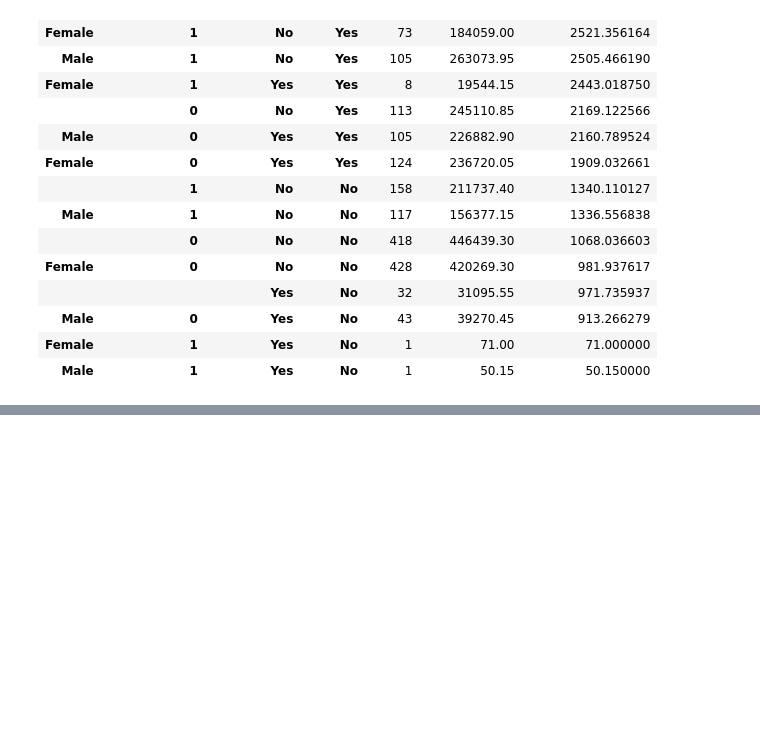
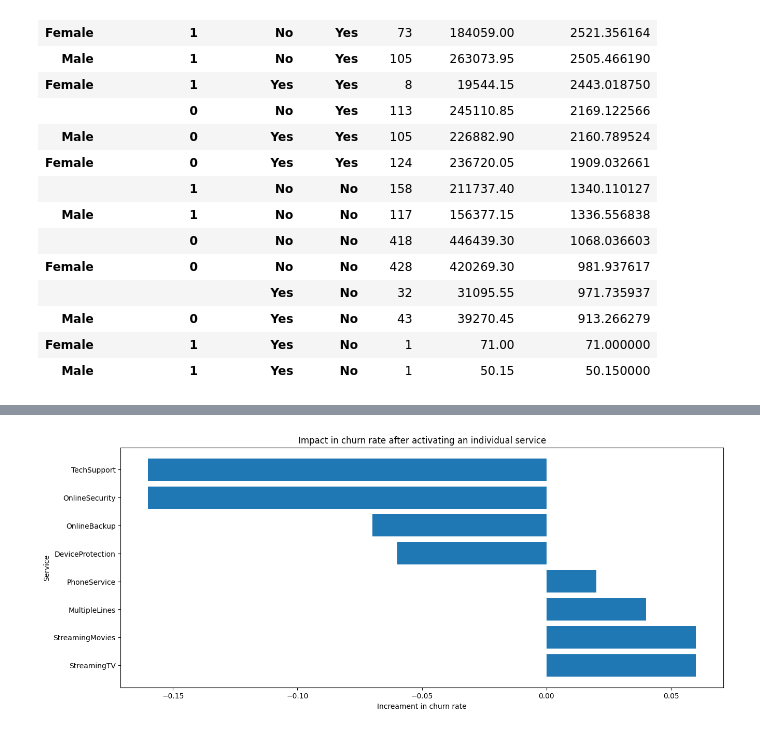
Before and after one commit to amareshmaity/data-analyst-portfolio, a Jupyter notebook: customer-churn-analysis/notebooks/03_EDA.ipynb, the cells around one changed output, grey strips where cells are left out. Cells and saved outputs as stored; diff of their text form; code cells hidden in the pictures; blank space fills up the shorter version.

```diff
--- a/customer-churn-analysis/notebooks/03_EDA.ipynb
+++ b/customer-churn-analysis/notebooks/03_EDA.ipynb
@@ -351,0 +378,7 @@ df.head()
+# %%
+additional_services = ['PhoneService', 'MultipleLines', 'OnlineSecurity', 'OnlineBackup', 'DeviceProtection', 'TechSupport', 'StreamingTV', 'StreamingMovies']
+
+# Replace Yes with 1 and other with 0
+for service in additional_services:
+    df[service]=df[service].apply(lambda x: 1 if x=='Yes' else 0)
+df.head()
@@ -351,0 +392,10 @@ df.head()
+# %%
+## Impact on churn rate by each additional services
+data = []
+for service in additional_services:
+    service_wise_churn_rate_for_yes = df.groupby(by=service)['Churn'].value_counts(normalize=True).round(2).unstack()['Yes']
+    data.append({'Service':service, 'Has Service':service_wise_churn_rate_for_yes.index.values[0], 'Churn Rate':service_wise_churn_rate_for_yes.values[0]})
+    data.append({'Service':service, 'Has Service':service_wise_churn_rate_for_yes.index.values[1], 'Churn Rate':service_wise_churn_rate_for_yes.values[1]})
+
+service_table = pd.DataFrame(data)
+service_table
@@ -351,0 +420,8 @@ df.head()
+# %%
+## How much each individual service impacts (reduces/increases) the churn rate after activating it
+churn_rate_diff = []
+for i in range(0,16,2):
+    diff = (service_table.iloc[i+1, :]['Churn Rate'] - service_table.iloc[i, :]['Churn Rate']).round(2)
+    churn_rate_diff.append({'Service':service_table.iloc[i, :]['Service'],'ChurnRateIncrement':diff})
+churn_rate_diff_df = pd.DataFrame(churn_rate_diff).sort_values(by=['ChurnRateIncrement'], ascending=False)
+churn_rate_diff_df
@@ -351,0 +438,10 @@ df.head()
+# %%
+## Visualize the impact in churn rate after activating an individual service
+plt.figure(figsize=(15,6))
+plt.barh(y=churn_rate_diff_df['Service'], width=churn_rate_diff_df['ChurnRateIncrement'])
+plt.title("Impact in churn rate after activating an individual service")
+plt.xlabel('Increament in churn rate')
+plt.ylabel('Service')
+plt.show()
+# %% [output]
+[figure, added]
```
Also changed, not shown: parts of 20 cells of this notebook.
